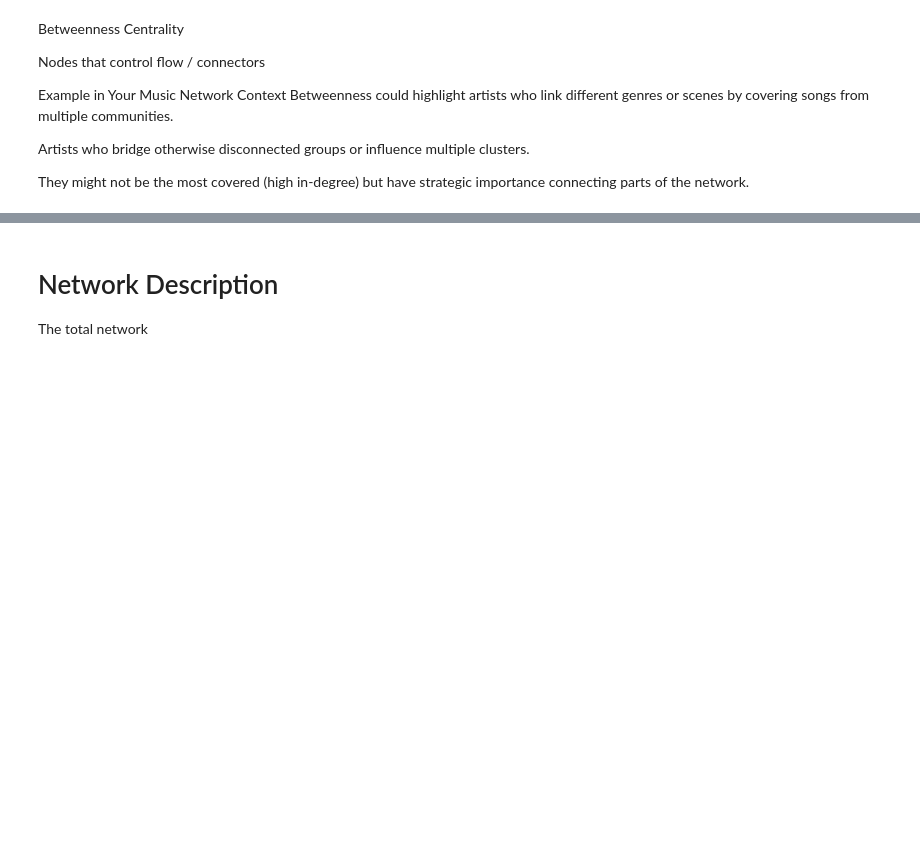
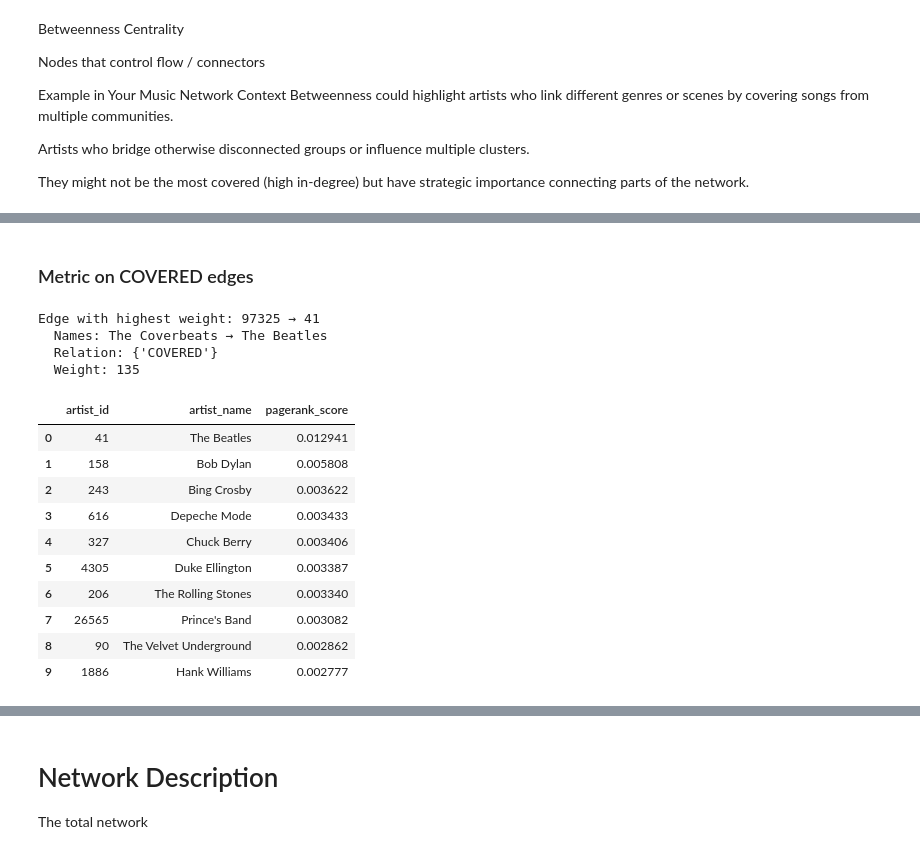
Before and after one commit to freiraum-bq/Music_Project, a Jupyter notebook: python/integrated.ipynb, the cells around one changed output, grey strips where cells are left out. Cells and saved outputs as stored; diff of their text form; code cells hidden in the pictures; blank space fills up the shorter version.

```diff
--- a/python/integrated.ipynb
+++ b/python/integrated.ipynb
@@ -585,23 +565,12 @@ betweenness = nx.betweenness_centrality(G, k=100)  # try k=500 or lower
 # Sort nodes by betweenness centrality descending and take top 10
 top_10_betweenness = sorted(betweenness.items(), key=lambda x: x[1], reverse=True)[:10]
 
-# Extract just the artist IDs into a list
-betweenness_centrality_results= [artist_id for artist_id, score in top_10_betweenness]
-print(betweenness_centrality_results)
-
 # Create DataFrame
 btw_degree_top_10 = pd.DataFrame({
-    'top_10_artist_ids': top_10_artist_ids,
-    'artist_name': None
+    'artist_id': [artist_id for artist_id, _ in top_10_betweenness],
+    'artist_name': [G.nodes[artist_id].get('name', 'Unknown') for artist_id, _ in top_10_betweenness],
+    'btw_degree': [score for _, score in top_10_betweenness]
 })
 
-# Fill artist names
-for i, artist_id in enumerate(covered_top_10['top_10_artist_ids']):
-    try:
-        artist_name = df_neo.loc[df_neo['artist_id'] == artist_id, 'common_name'].iloc[0]
-    except IndexError:
-        artist_name = "Unknown"
-    btw_degree_top_10.at[i, 'artist_name'] = artist_name
-
 print(btw_degree_top_10)
 # %% [output]
@@ -619,0 +588,42 @@ print(btw_degree_top_10)
+# %% [markdown]
+### Metric on COVERED edges
+# %%
+# Covered-only subgraph (with weights)
+edges_covered = [(u, v) for u, v, d in G.edges(data=True) if 'COVERED' in d.get('relation', set())]
+G_covered = G.edge_subgraph(edges_covered).copy()
+# %%
+u, v, data = max(G_covered.edges(data=True), key=lambda x: x[2].get('weight', 0))
+print(f"Edge with highest weight: {u} → {v}")
+print("  Names:", G_covered.nodes[u].get('name', 'Unknown'), "→", G_covered.nodes[v].get('name', 'Unknown'))
+print("  Relation:", data.get('relation'))
+print("  Weight:", data.get('weight'))
+# %% [output]
+Edge with highest weight: 97325 → 41
+  Names: The Coverbeats → The Beatles
+  Relation: {'COVERED'}
+  Weight: 135
+# %%
+# Compute PageRank on the 'COVERED' subgraph using weights
+pagerank_scores = nx.pagerank(G_covered, alpha=0.85, weight='weight')
+top_10_pagerank = sorted(pagerank_scores.items(), key=lambda x: x[1], reverse=True)[:10]
+
+# Create DataFrame
+pagerank_top_10 = pd.DataFrame({
+    'artist_id': [artist_id for artist_id, _ in top_10_pagerank],
+    'artist_name': [G_covered.nodes[artist_id].get('name', 'Unknown') for artist_id, _ in top_10_pagerank],
+    'pagerank_score': [score for _, score in top_10_pagerank]
+})
+
+pagerank_top_10
+# %% [output]
+|  | artist_id | artist_name | pagerank_score |
+| 0 | 41 | The Beatles | 0.012941 |
+| 1 | 158 | Bob Dylan | 0.005808 |
+| 2 | 243 | Bing Crosby | 0.003622 |
+| 3 | 616 | Depeche Mode | 0.003433 |
+| 4 | 327 | Chuck Berry | 0.003406 |
+| 5 | 4305 | Duke Ellington | 0.003387 |
+| 6 | 206 | The Rolling Stones | 0.003340 |
+| 7 | 26565 | Prince's Band | 0.003082 |
+| 8 | 90 | The Velvet Underground | 0.002862 |
+| 9 | 1886 | Hank Williams | 0.002777 |
```
Also changed, not shown: parts of 12 cells of this notebook.
